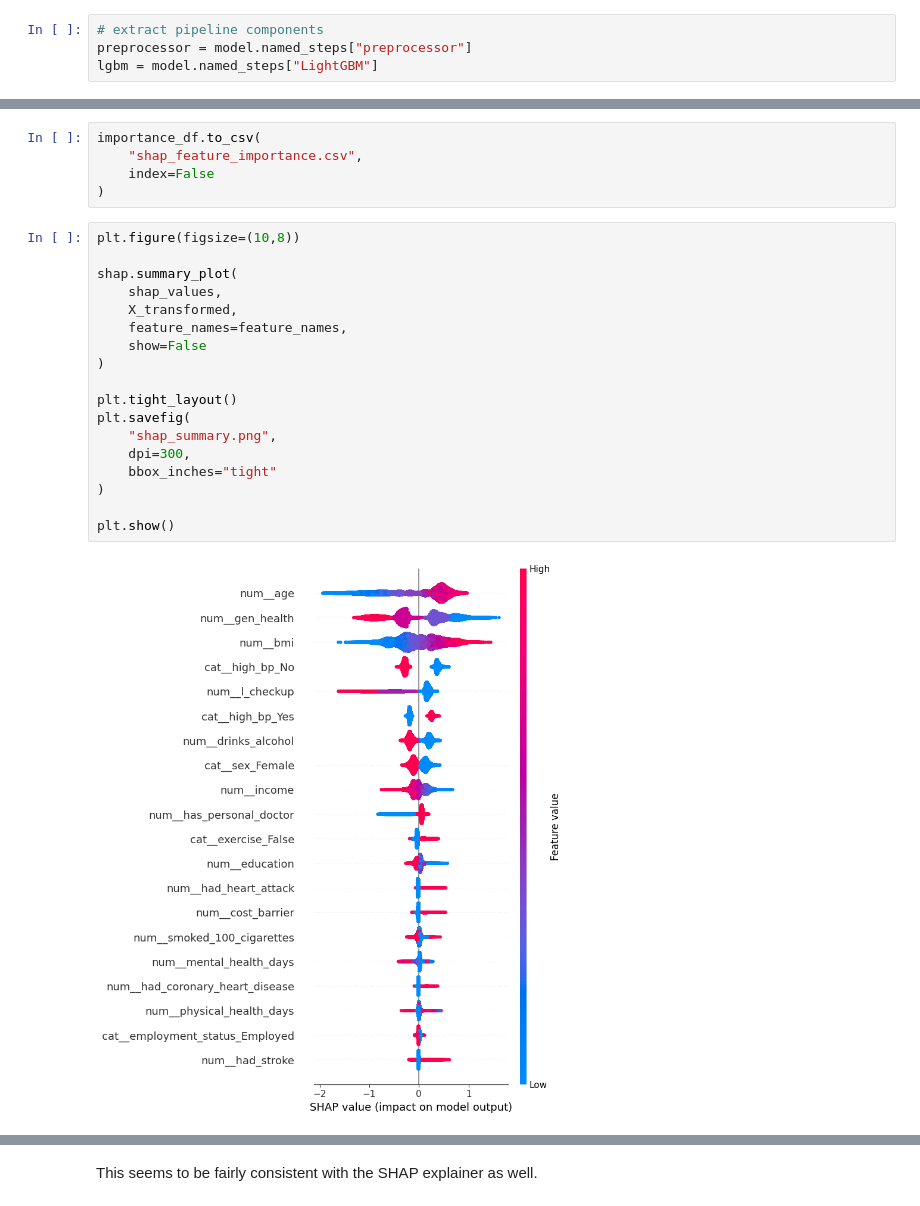
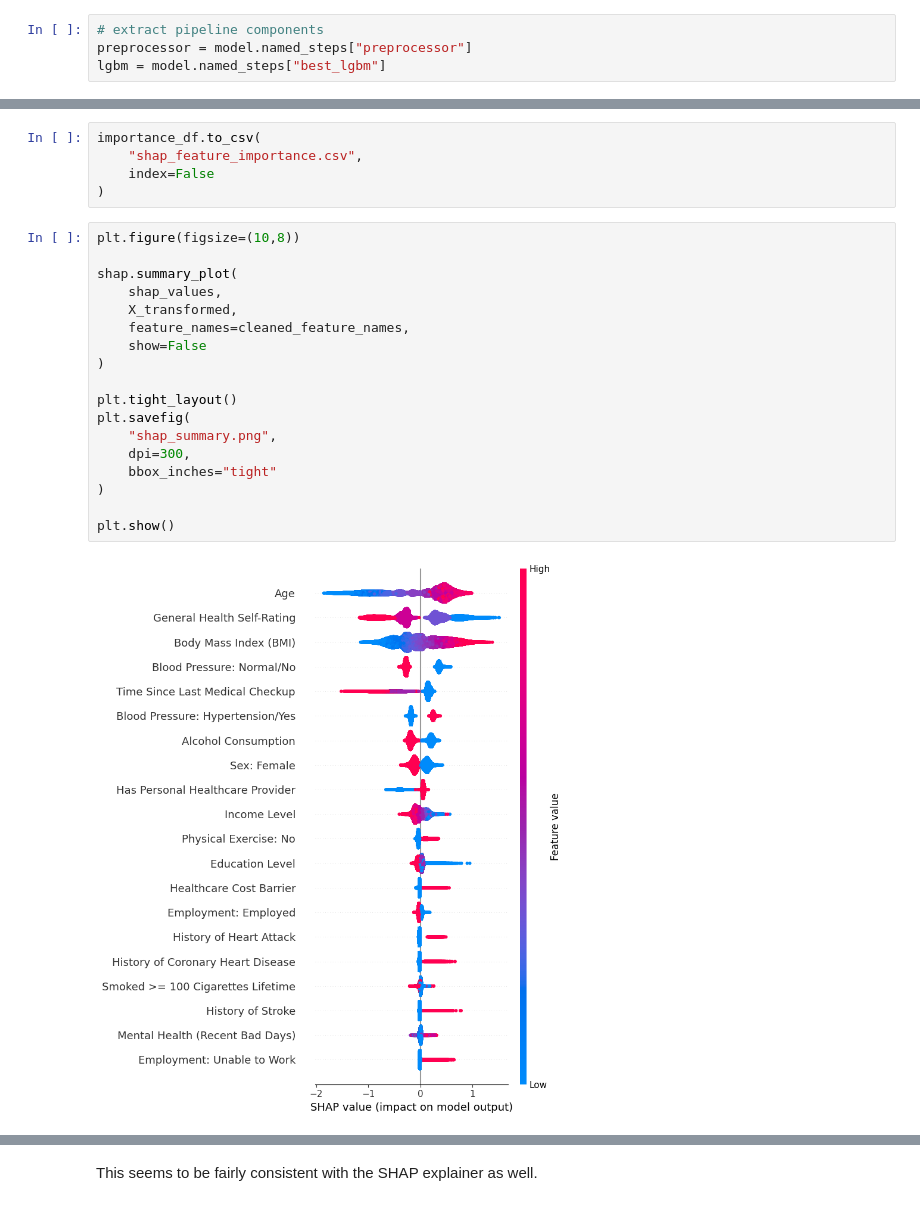
Before and after one commit to maradeben/wotosuga-core, a Jupyter notebook: model_building/explainer/shap_notebook.ipynb, the cells around one changed output, grey strips where cells are left out. Cells and saved outputs as stored; diff of their text form.

```diff
--- a/model_building/explainer/shap_notebook.ipynb
+++ b/model_building/explainer/shap_notebook.ipynb
@@ -133,7 +51,7 @@ model.named_steps
 # %%
 # extract pipeline components
 preprocessor = model.named_steps["preprocessor"]
-lgbm = model.named_steps["LightGBM"]
+lgbm = model.named_steps["best_lgbm"]
 # %%
 # transform data
 X_transformed = preprocessor.transform(X)
@@ -208,23 +199,23 @@ importance_df.to_csv(
 # %%
 plt.figure(figsize=(10,8))
 
 shap.summary_plot(
     shap_values,
     X_transformed,
-    feature_names=feature_names,
+    feature_names=cleaned_feature_names,
     show=False
 )
 
 plt.tight_layout()
 plt.savefig(
     "shap_summary.png",
     dpi=300,
     bbox_inches="tight"
 )
 
 plt.show()
 # %% [output]
-[figure, old version]
+[figure, new version]
 # %%
 # SHAP bar plot
 plt.figure(figsize=(10, 8))
```
Also changed, not shown: parts of 15 cells of this notebook, 7 other files.
